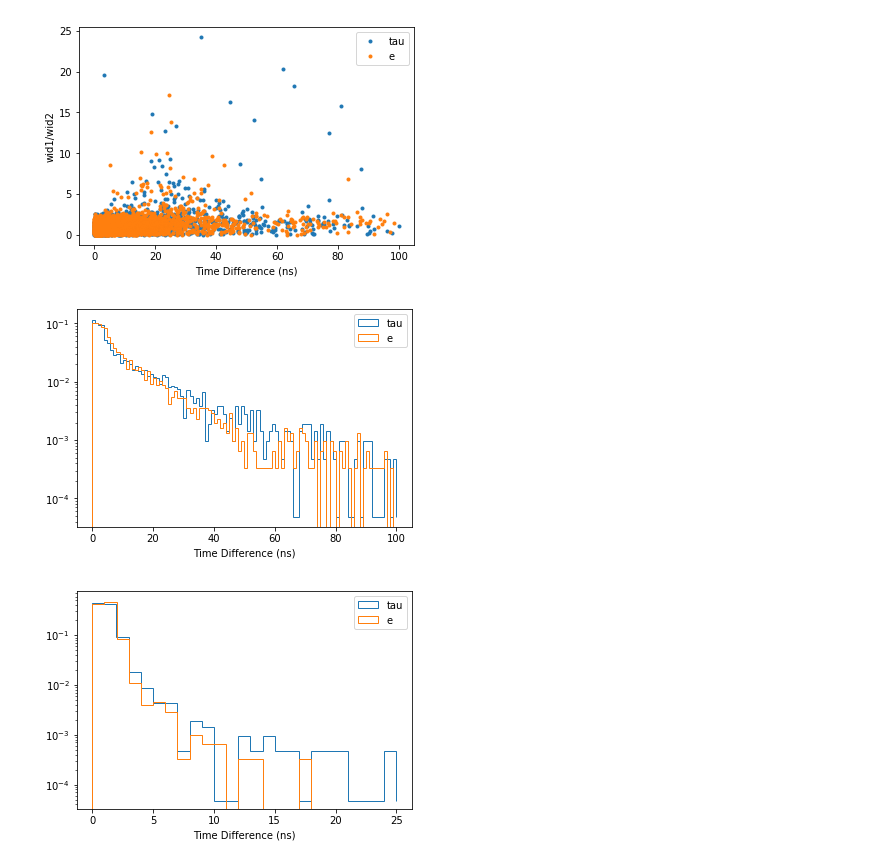
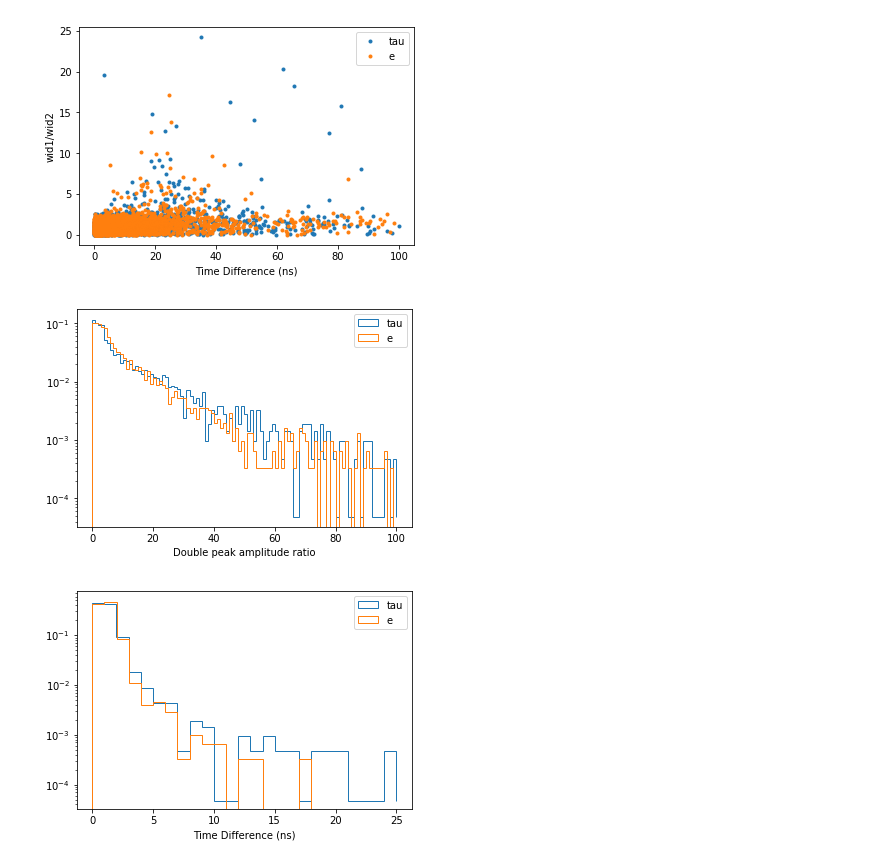
Before and after one commit to ka-til/P-ONE_NuTau, a Jupyter notebook: BiGauss/timeDiff_pvalue/Distrbutions.ipynb, the cells around one changed output. Cells and saved outputs as stored; diff of their text form; code cells hidden in the pictures.

```diff
--- a/BiGauss/timeDiff_pvalue/Distrbutions.ipynb
+++ b/BiGauss/timeDiff_pvalue/Distrbutions.ipynb
@@ -60,13 +60,13 @@ plt.savefig('timediffVSamp.pdf', dpi = 200)
 # %%
 bins_tau = np.arange(min(abs(tau_timeDiff)), max(abs(tau_timeDiff))+1, 1)
 bins_e = np.arange(min(abs(e_timeDiff)), max(abs(e_timeDiff))+1, 1)
 plt.hist(abs(tau_timeDiff), bins = bins_tau, histtype='step', log=True, normed=True, label='tau')
 plt.hist(abs(e_timeDiff), bins = bins_e, histtype='step', log=True, normed=True, label='e')
 plt.legend()
-plt.xlabel('Time Difference (ns)')
+plt.xlabel('Double peak amplitude ratio')
 plt.savefig('timediffHist.pdf', dpi=200)
 # %% [output]
-[figure, old version]
+[figure, new version]
 # %%
 bins_tau = np.arange(min(abs(np.log(tau_amp1_amp2))), max(abs(np.log(tau_amp1_amp2)))+1, 1)
 bins_e = np.arange(min(abs(np.log(e_amp1_amp2))), max(abs(np.log(e_amp1_amp2)))+1, 1)
```
Also changed, not shown: parts of 1 cell of this notebook, 6 other files.
